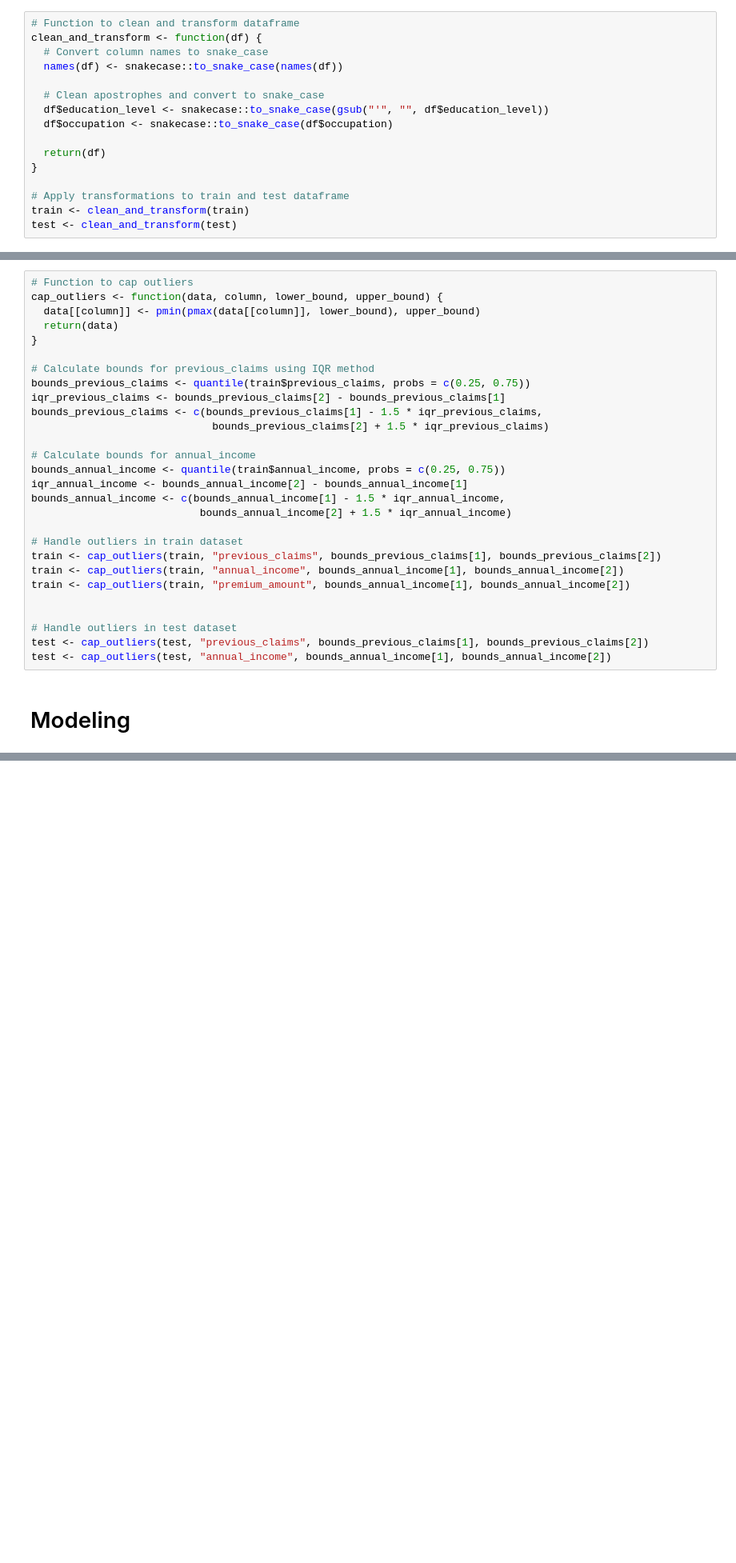
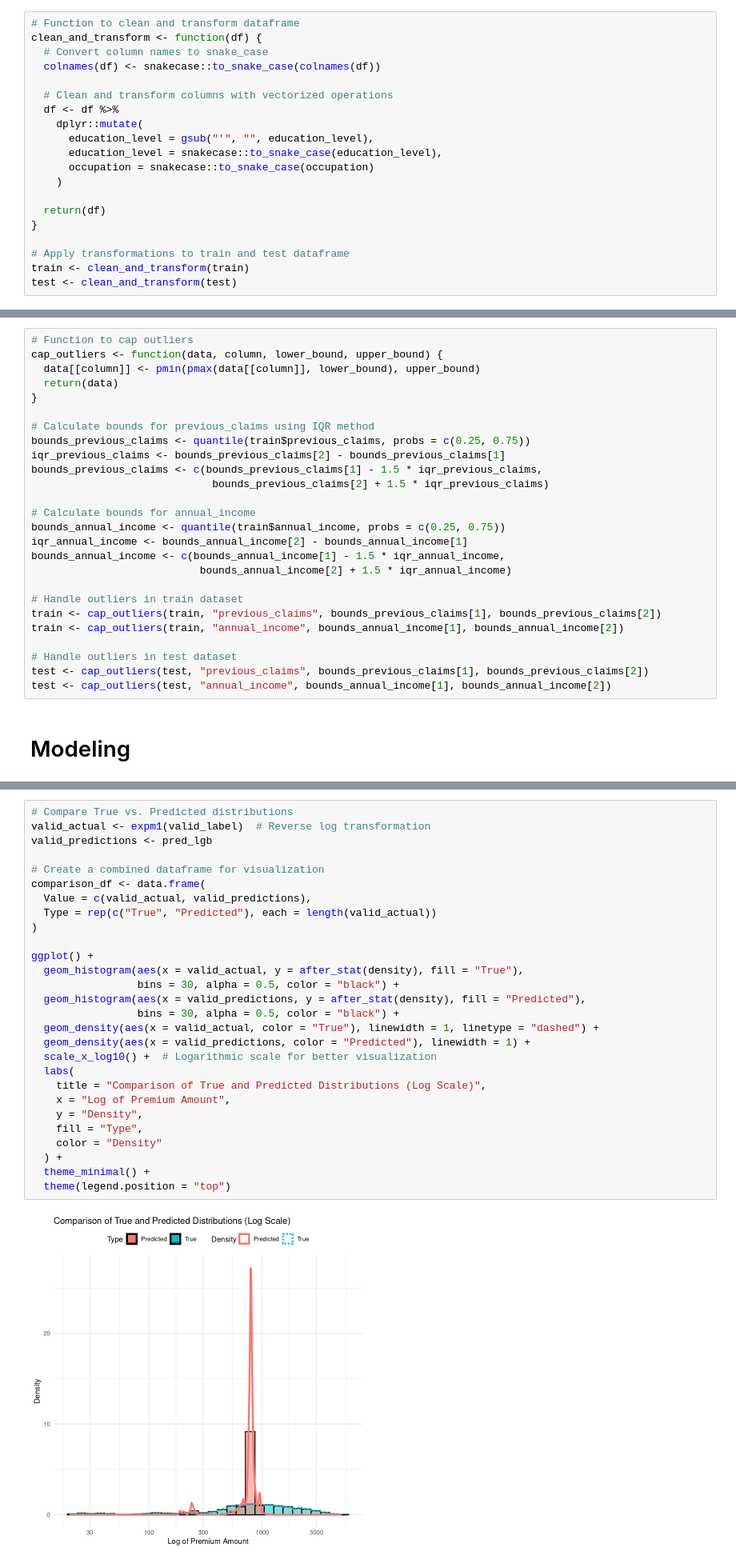
Before and after one commit to vanezp01/datalabs, a Jupyter notebook: predict-insurance-premiums.ipynb, the cells around one changed output, grey strips where cells are left out. Shown at 80% size. Cells and saved outputs as stored; diff of their text form; blank space fills up the shorter version.

```diff
--- a/predict-insurance-premiums.ipynb
+++ b/predict-insurance-premiums.ipynb
@@ -110,11 +112,15 @@ A tibble: 6 × 20
 # Function to clean and transform dataframe
 clean_and_transform <- function(df) {
   # Convert column names to snake_case
-  names(df) <- snakecase::to_snake_case(names(df))
+  colnames(df) <- snakecase::to_snake_case(colnames(df))
 
-  # Clean apostrophes and convert to snake_case
-  df$education_level <- snakecase::to_snake_case(gsub("'", "", df$education_level))
-  df$occupation <- snakecase::to_snake_case(df$occupation)
+  # Clean and transform columns with vectorized operations
+  df <- df %>%
+    dplyr::mutate(
+      education_level = gsub("'", "", education_level),
+      education_level = snakecase::to_snake_case(education_level),
+      occupation = snakecase::to_snake_case(occupation)
+    )
 
   return(df)
 }
@@ -307,8 +313,6 @@ bounds_annual_income <- c(bounds_annual_income[1] - 1.5 * iqr_annual_income,
 # Handle outliers in train dataset
 train <- cap_outliers(train, "previous_claims", bounds_previous_claims[1], bounds_previous_claims[2])
 train <- cap_outliers(train, "annual_income", bounds_annual_income[1], bounds_annual_income[2])
-train <- cap_outliers(train, "premium_amount", bounds_annual_income[1], bounds_annual_income[2])
-
 
 # Handle outliers in test dataset
 test <- cap_outliers(test, "previous_claims", bounds_previous_claims[1], bounds_previous_claims[2])
@@ -413 +414,31 @@ RMSLE: 1.1386
+# %%
+# Compare True vs. Predicted distributions
+valid_actual <- expm1(valid_label)  # Reverse log transformation
+valid_predictions <- pred_lgb
+
+# Create a combined dataframe for visualization
+comparison_df <- data.frame(
+  Value = c(valid_actual, valid_predictions),
+  Type = rep(c("True", "Predicted"), each = length(valid_actual))
+)
+
+ggplot() +
+  geom_histogram(aes(x = valid_actual, y = after_stat(density), fill = "True"),
+                 bins = 30, alpha = 0.5, color = "black") +
+  geom_histogram(aes(x = valid_predictions, y = after_stat(density), fill = "Predicted"),
+                 bins = 30, alpha = 0.5, color = "black") +
+  geom_density(aes(x = valid_actual, color = "True"), linewidth = 1, linetype = "dashed") +
+  geom_density(aes(x = valid_predictions, color = "Predicted"), linewidth = 1) +
+  scale_x_log10() +  # Logarithmic scale for better visualization
+  labs(
+    title = "Comparison of True and Predicted Distributions (Log Scale)",
+    x = "Log of Premium Amount",
+    y = "Density",
+    fill = "Type",
+    color = "Density"
+  ) +
+  theme_minimal() +
+  theme(legend.position = "top")
+# %% [output]
+[figure, added]
 # %%
```
Also changed, not shown: parts of 6 cells of this notebook.
